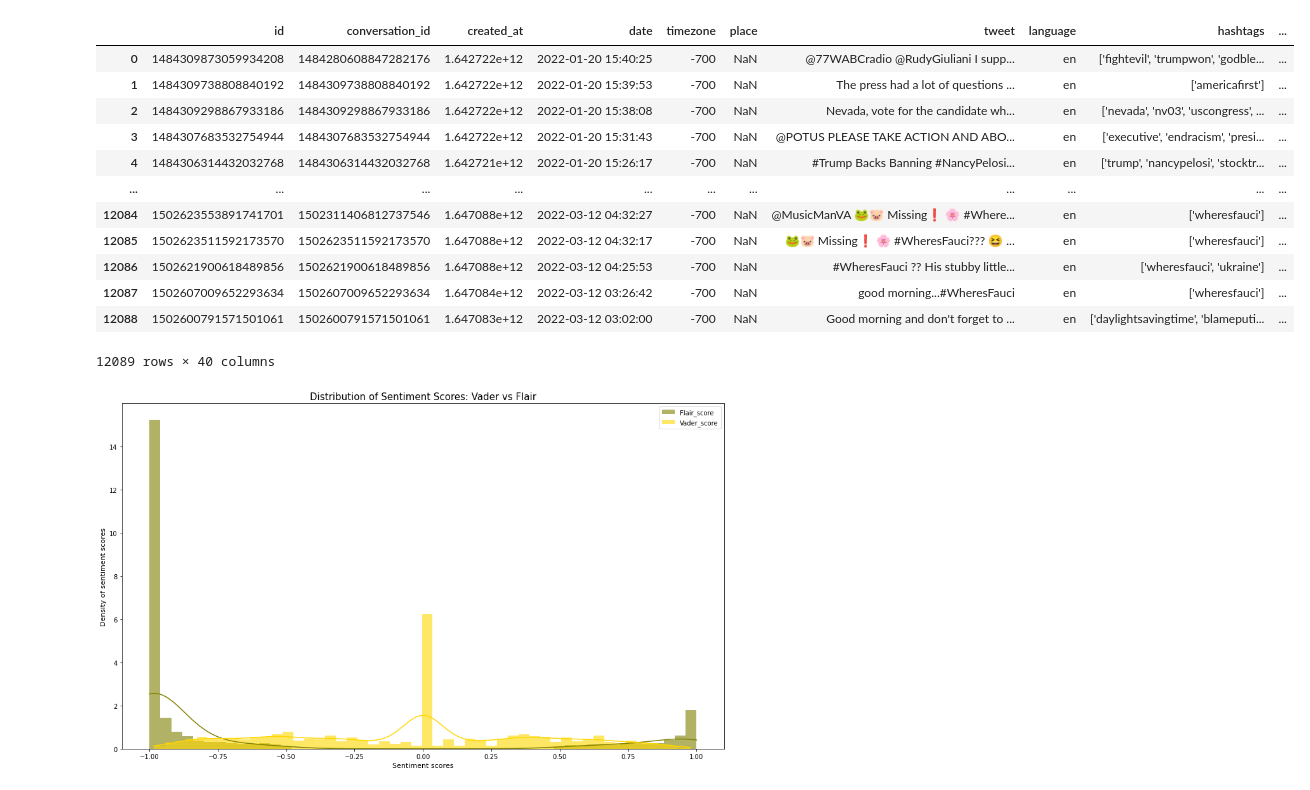
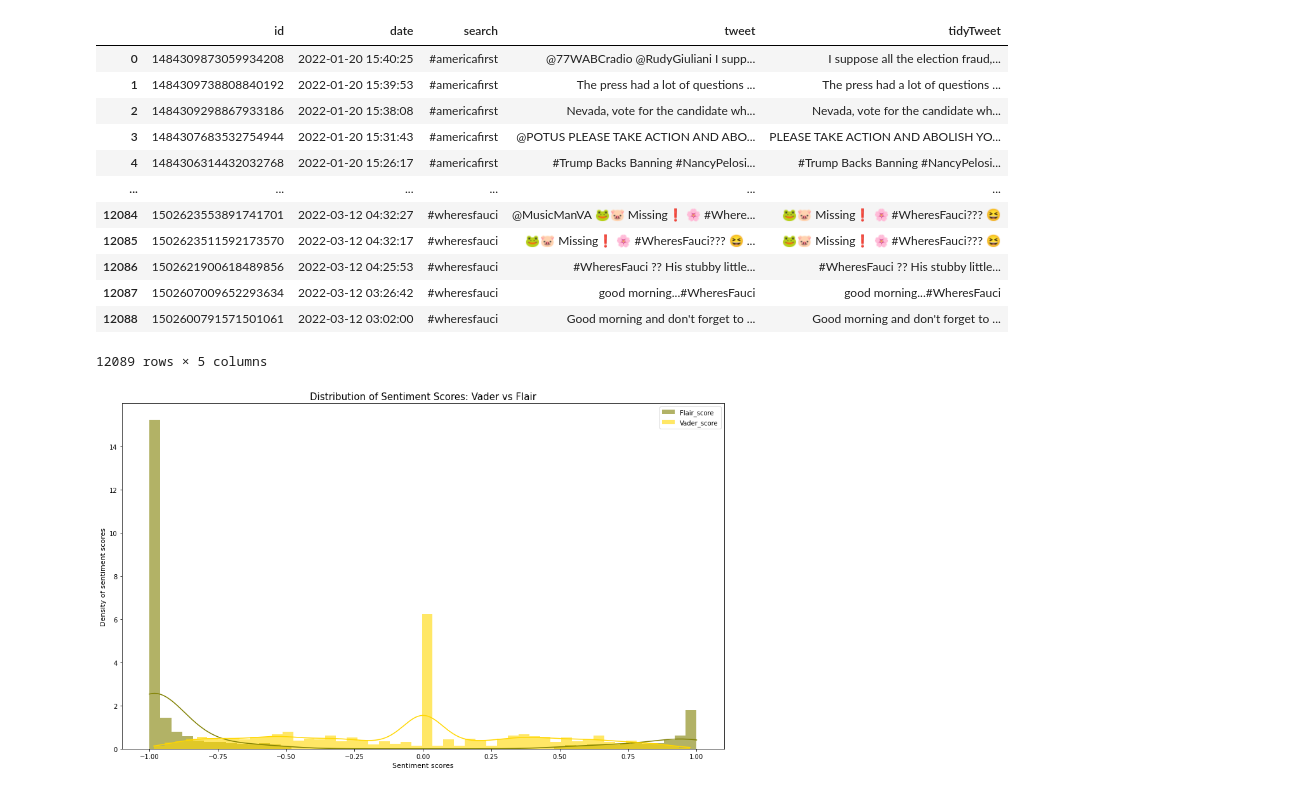
Before and after one commit to xdyhay/cmpt733_project, a Jupyter notebook: sentiment-3.ipynb, the cells around one changed output. Cells and saved outputs as stored; diff of their text form; code cells hidden in the pictures.

```diff
--- a/sentiment-3.ipynb
+++ b/sentiment-3.ipynb
@@ -48,20 +50,20 @@ sia = TextClassifier.load('en-sentiment')
 # %%
-df = pd.read_csv('./merged_data_all.csv')
+df = pd.read_csv('./conspiracy_theories_data.csv')
 df
 # %% [output]
-|  | id | conversation_id | created_at | date | timezone | place | tweet | language | hashtags | ... |
-| 0 | 1484309873059934208 | 1484280608847282176 | 1.642722e+12 | 2022-01-20 15:40:25 | -700 | NaN | @77WABCradio @RudyGiuliani I supp... | en | ['fightevil', 'trumpwon', 'godble... | ... |
-| 1 | 1484309738808840192 | 1484309738808840192 | 1.642722e+12 | 2022-01-20 15:39:53 | -700 | NaN | The press had a lot of questions ... | en | ['americafirst'] | ... |
-| 2 | 1484309298867933186 | 1484309298867933186 | 1.642722e+12 | 2022-01-20 15:38:08 | -700 | NaN | Nevada, vote for the candidate wh... | en | ['nevada', 'nv03', 'uscongress', ... | ... |
-| 3 | 1484307683532754944 | 1484307683532754944 | 1.642722e+12 | 2022-01-20 15:31:43 | -700 | NaN | @POTUS PLEASE TAKE ACTION AND ABO... | en | ['executive', 'endracism', 'presi... | ... |
-| 4 | 1484306314432032768 | 1484306314432032768 | 1.642721e+12 | 2022-01-20 15:26:17 | -700 | NaN | #Trump Backs Banning #NancyPelosi... | en | ['trump', 'nancypelosi', 'stocktr... | ... |
-| ... | ... | ... | ... | ... | ... | ... | ... | ... | ... | ... |
-| 12084 | 1502623553891741701 | 1502311406812737546 | 1.647088e+12 | 2022-03-12 04:32:27 | -700 | NaN | @MusicManVA 🐸🐷 Missing❗️ 🌸 #Where... | en | ['wheresfauci'] | ... |
-| 12085 | 1502623511592173570 | 1502623511592173570 | 1.647088e+12 | 2022-03-12 04:32:17 | -700 | NaN | 🐸🐷 Missing❗️ 🌸 #WheresFauci??? 😆 ... | en | ['wheresfauci'] | ... |
-| 12086 | 1502621900618489856 | 1502621900618489856 | 1.647088e+12 | 2022-03-12 04:25:53 | -700 | NaN | #WheresFauci ?? His stubby little... | en | ['wheresfauci', 'ukraine'] | ... |
-| 12087 | 1502607009652293634 | 1502607009652293634 | 1.647084e+12 | 2022-03-12 03:26:42 | -700 | NaN | good morning...#WheresFauci | en | ['wheresfauci'] | ... |
-| 12088 | 1502600791571501061 | 1502600791571501061 | 1.647083e+12 | 2022-03-12 03:02:00 | -700 | NaN | Good morning and don't forget to ... | en | ['daylightsavingtime', 'blameputi... | ... |
+|  | id | date | search | tweet | tidyTweet |
+| 0 | 1484309873059934208 | 2022-01-20 15:40:25 | #americafirst | @77WABCradio @RudyGiuliani I supp... | I suppose all the election fraud,... |
+| 1 | 1484309738808840192 | 2022-01-20 15:39:53 | #americafirst | The press had a lot of questions ... | The press had a lot of questions ... |
+| 2 | 1484309298867933186 | 2022-01-20 15:38:08 | #americafirst | Nevada, vote for the candidate wh... | Nevada, vote for the candidate wh... |
+| 3 | 1484307683532754944 | 2022-01-20 15:31:43 | #americafirst | @POTUS PLEASE TAKE ACTION AND ABO... | PLEASE TAKE ACTION AND ABOLISH YO... |
+| 4 | 1484306314432032768 | 2022-01-20 15:26:17 | #americafirst | #Trump Backs Banning #NancyPelosi... | #Trump Backs Banning #NancyPelosi... |
+| ... | ... | ... | ... | ... | ... |
+| 12084 | 1502623553891741701 | 2022-03-12 04:32:27 | #wheresfauci | @MusicManVA 🐸🐷 Missing❗️ 🌸 #Where... | 🐸🐷 Missing❗️ 🌸 #WheresFauci??? 😆 |
+| 12085 | 1502623511592173570 | 2022-03-12 04:32:17 | #wheresfauci | 🐸🐷 Missing❗️ 🌸 #WheresFauci??? 😆 ... | 🐸🐷 Missing❗️ 🌸 #WheresFauci??? 😆 |
+| 12086 | 1502621900618489856 | 2022-03-12 04:25:53 | #wheresfauci | #WheresFauci ?? His stubby little... | #WheresFauci ?? His stubby little... |
+| 12087 | 1502607009652293634 | 2022-03-12 03:26:42 | #wheresfauci | good morning...#WheresFauci | good morning...#WheresFauci |
+| 12088 | 1502600791571501061 | 2022-03-12 03:02:00 | #wheresfauci | Good morning and don't forget to ... | Good morning and don't forget to ... |
-12089 rows × 40 columns
+12089 rows × 5 columns
 # %%
 def clean_tweet(s):
     s = str(s).lower()
```
Also changed, not shown: parts of 18 cells of this notebook.
